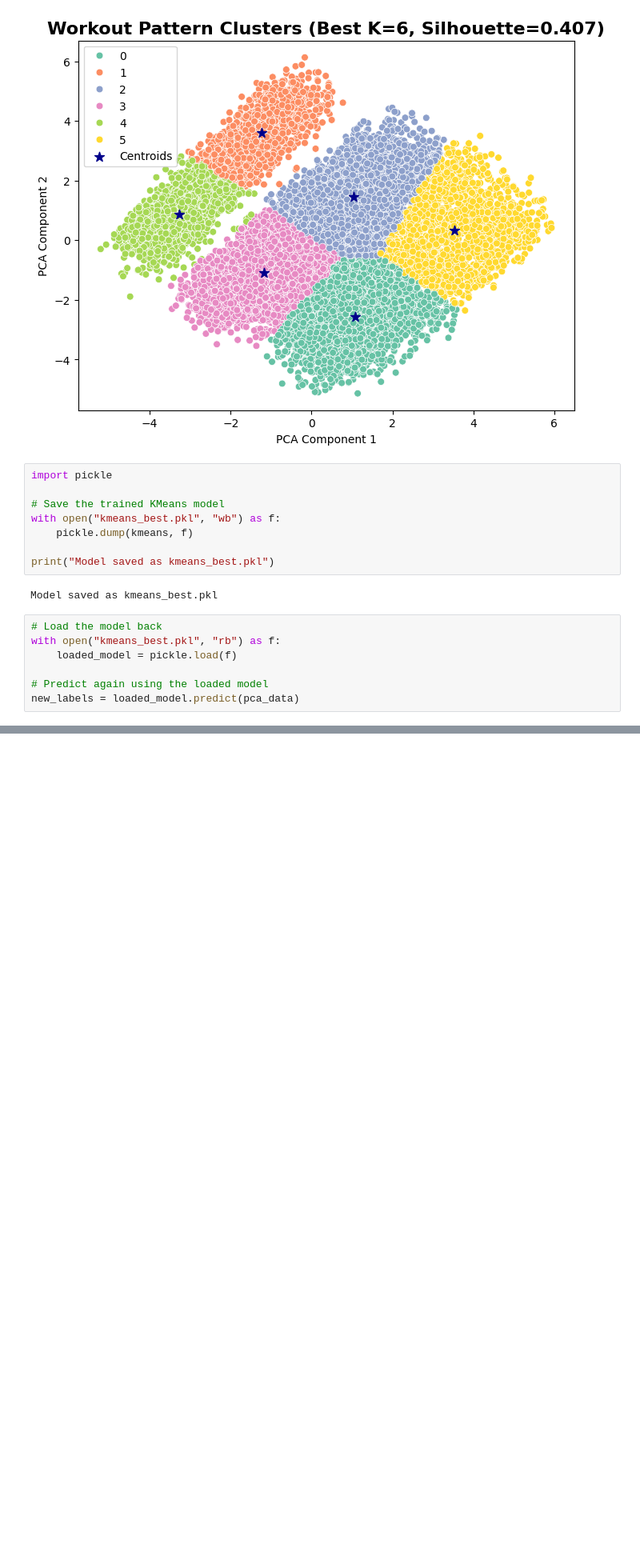
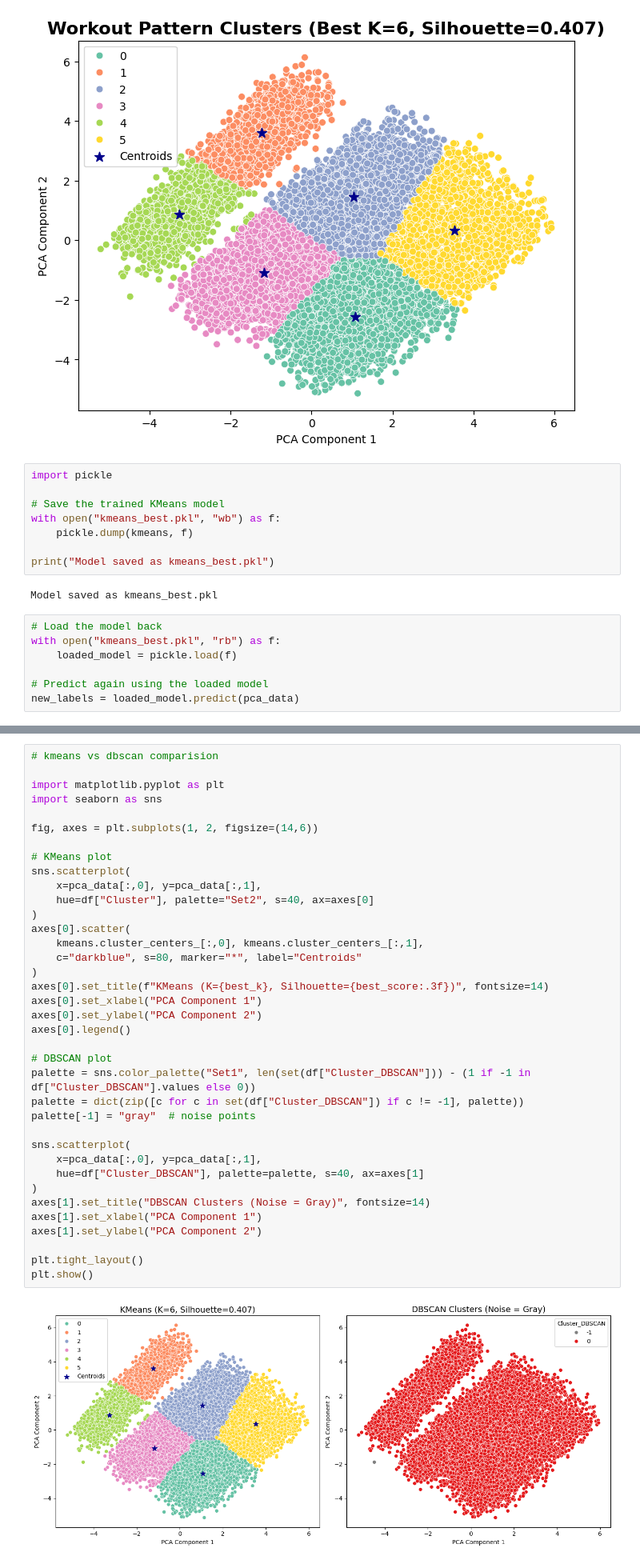
Before and after one commit to tejasreerani/Fitbit-_-Calorie-Burn-Prediction-Workout-Pattern-Clustering-Using-Fitbit-Data, a Jupyter notebook: Fitbit_Analysis.ipynb, the cells around one changed output, grey strips where cells are left out. Shown at 80% size. Drawn from its saved outputs; the diff is of its cells as text; blank space fills up the shorter version.

```diff
--- a/Fitbit_Analysis.ipynb
+++ b/Fitbit_Analysis.ipynb
@@ -585,3 +601,42 @@ new_labels = loaded_model.predict(pca_data)
+# %%
+# kmeans vs dbscan comparision
+
+import matplotlib.pyplot as plt
+import seaborn as sns
+
+fig, axes = plt.subplots(1, 2, figsize=(14,6))
+
+# KMeans plot
+sns.scatterplot(
+    x=pca_data[:,0], y=pca_data[:,1],
+    hue=df["Cluster"], palette="Set2", s=40, ax=axes[0]
+)
+axes[0].scatter(
+    kmeans.cluster_centers_[:,0], kmeans.cluster_centers_[:,1],
+    c="darkblue", s=80, marker="*", label="Centroids"
+)
+axes[0].set_title(f"KMeans (K={best_k}, Silhouette={best_score:.3f})", fontsize=14)
+axes[0].set_xlabel("PCA Component 1")
+axes[0].set_ylabel("PCA Component 2")
+axes[0].legend()
+
+# DBSCAN plot
+palette = sns.color_palette("Set1", len(set(df["Cluster_DBSCAN"])) - (1 if -1 in df["Cluster_DBSCAN"].values else 0))
+palette = dict(zip([c for c in set(df["Cluster_DBSCAN"]) if c != -1], palette))
+palette[-1] = "gray"  # noise points
+
+sns.scatterplot(
+    x=pca_data[:,0], y=pca_data[:,1],
+    hue=df["Cluster_DBSCAN"], palette=palette, s=40, ax=axes[1]
+)
+axes[1].set_title("DBSCAN Clusters (Noise = Gray)", fontsize=14)
+axes[1].set_xlabel("PCA Component 1")
+axes[1].set_ylabel("PCA Component 2")
+
+plt.tight_layout()
+plt.show()
+# %% [output]
+[figure, added]
 # %%
 # Cluster analysis
 
```
Also changed, not shown: parts of 12 cells of this notebook, 2 other files.
